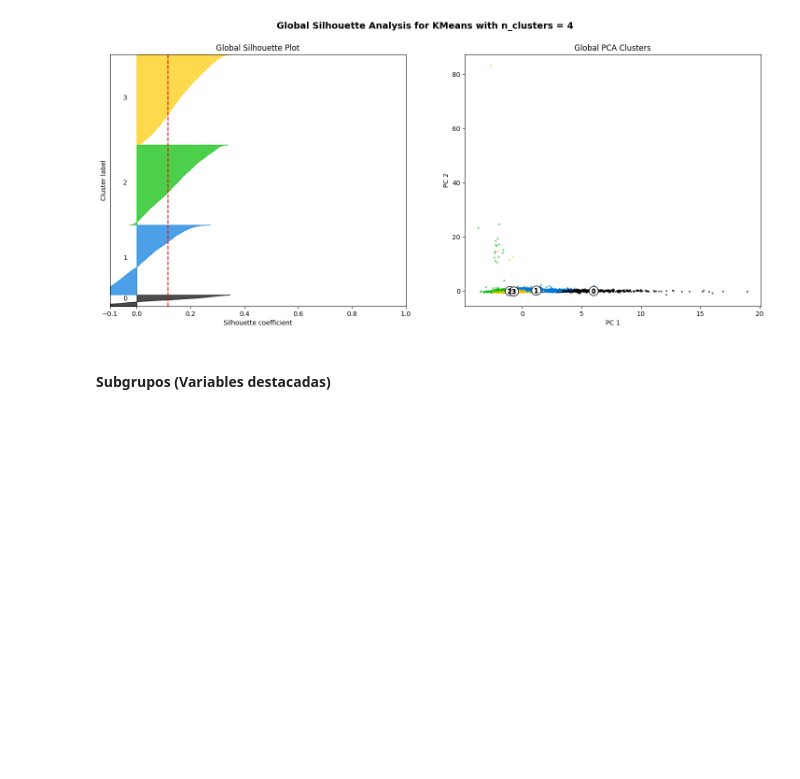
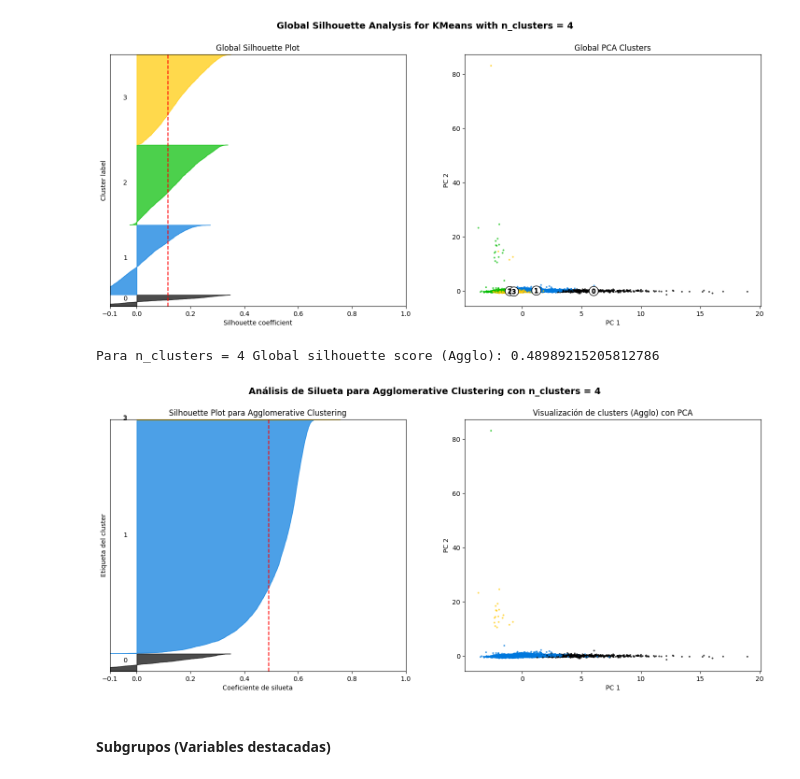
Before and after one commit to Diegoval-Dev/DM-PRY1-P2, a Jupyter notebook: Proyect1Part2.ipynb, the cells around one changed output. Saved outputs shown, nothing was run; the diff lists cells and outputs as text; code cells hidden in the pictures; blank space fills up the shorter version.

Commit message:
feat: add more analysis for Clustering and PCA

```diff
--- a/Proyect1Part2.ipynb
+++ b/Proyect1Part2.ipynb
@@ -392,6 +400,57 @@ for n_clusters in range_n_clusters:
 # %% [output]
 For n_clusters = 4 Global silhouette score: 0.11537209198736101
 [figure]
+# %%
+optimal_k = 4
+cluster_labels = clusters_global_agglo
+
+silhouette_avg = silhouette_score(X_scaled_no_nan, cluster_labels)
+print("Para n_clusters =", optimal_k, "Global silhouette score (Agglo):", silhouette_avg)
+
+sample_silhouette_values = silhouette_samples(X_scaled_no_nan, cluster_labels)
+
+fig, (ax1, ax2) = plt.subplots(1, 2, figsize=(18, 7))
+ax1.set_xlim([-0.1, 1])
+ax1.set_ylim([0, X_scaled_no_nan.shape[0] + (optimal_k + 1) * 10])
+
+y_lower = 10
+for i in range(optimal_k):
+    ith_cluster_silhouette_values = sample_silhouette_values[cluster_labels == i]
+    ith_cluster_silhouette_values.sort()
+
+    size_cluster_i = ith_cluster_silhouette_values.shape[0]
+    y_upper = y_lower + size_cluster_i
+
+    color = cm.nipy_spectral(float(i) / optimal_k)
+    ax1.fill_betweenx(np.arange(y_lower, y_upper),
+                      0, ith_cluster_silhouette_values,
+                      facecolor=color, edgecolor=color, alpha=0.7)
+    ax1.text(-0.05, y_lower + 0.5 * size_cluster_i, str(i))
+
+    y_lower = y_upper + 10
+
+ax1.axvline(x=silhouette_avg, color="red", linestyle="--")
+ax1.set_title("Silhouette Plot para Agglomerative Clustering")
+ax1.set_xlabel("Coeficiente de silueta")
+ax1.set_ylabel("Etiqueta del cluster")
+ax1.set_yticks([])
+ax1.set_xticks([-0.1, 0, 0.2, 0.4, 0.6, 0.8, 1])
+
+pca = PCA(n_components=2)
+X_pca = pca.fit_transform(X_scaled_no_nan)
+colors = cm.nipy_spectral(cluster_labels.astype(float) / optimal_k)
+ax2.scatter(X_pca[:, 0], X_pca[:, 1], marker=".", s=30, lw=0, alpha=0.7,
+            c=colors, edgecolor="k")
+ax2.set_title("Visualización de clusters (Agglo) con PCA")
+ax2.set_xlabel("PC 1")
+ax2.set_ylabel("PC 2")
+
+plt.suptitle("Análisis de Silueta para Agglomerative Clustering con n_clusters = %d" % optimal_k,
+             fontsize=14, fontweight="bold")
+plt.show()
+# %% [output]
+Para n_clusters = 4 Global silhouette score (Agglo): 0.48989215205812786
+[figure, added]
 # %% [markdown]
 #### Subgrupos (Variables destacadas)
 # %%
```
Also changed, not shown: parts of 10 cells of this notebook.
